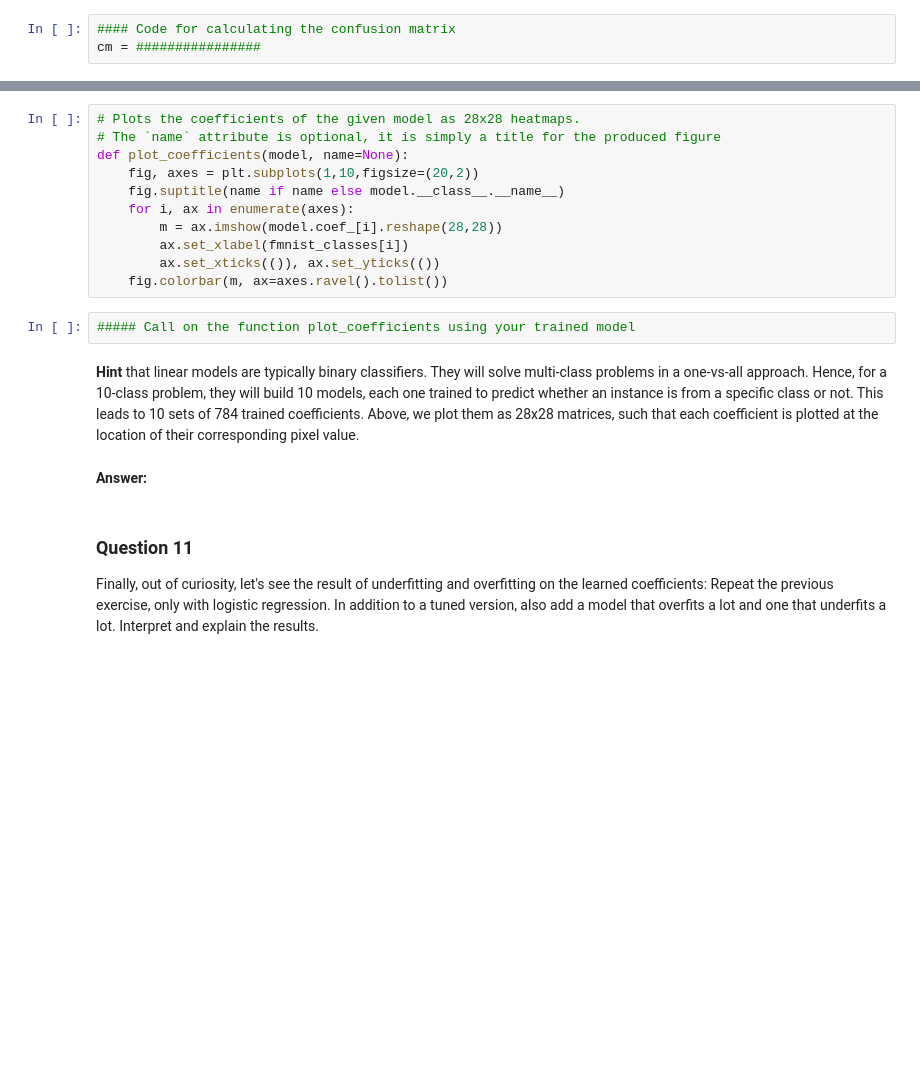
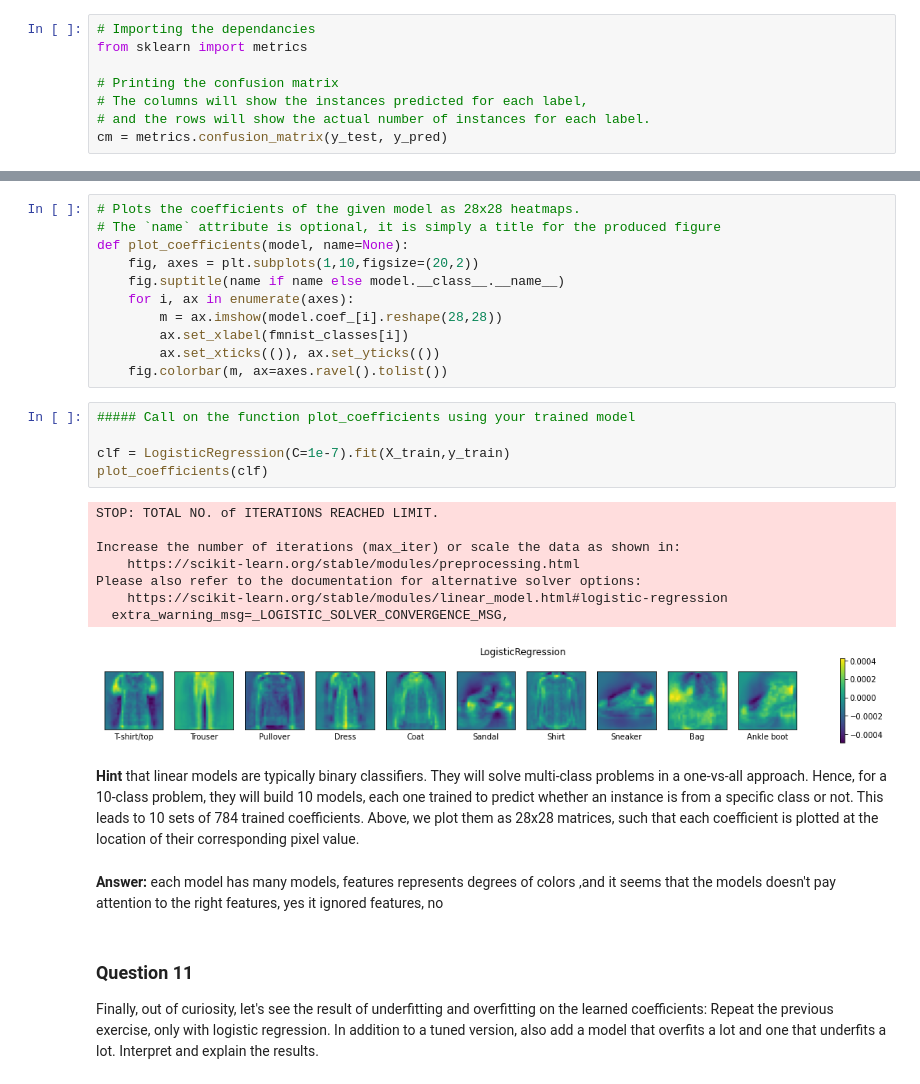
Before and after one commit to tarksalah1/Machine-Learning-Assignments, a Jupyter notebook: A2_Regression.ipynb, the cells around one changed output, grey strips where cells are left out. Saved outputs shown, nothing was run; the diff lists cells and outputs as text; blank space fills up the shorter version.

```diff
--- a/A2_Regression.ipynb
+++ b/A2_Regression.ipynb
@@ -246,8 +432,13 @@ y_pred = model.predict(X_test)
 ### Question 9
 A confusion matrix shows the amount of examples in for each pair of true and predicted classes. Interpret the results. Draw the complete confusion matrix for the true and predicted test data.
 # %%
-#### Code for calculating the confusion matrix
-cm = ################
+# Importing the dependancies
+from sklearn import metrics
+
+# Printing the confusion matrix
+# The columns will show the instances predicted for each label,
+# and the rows will show the actual number of instances for each label.
+cm = metrics.confusion_matrix(y_test, y_pred)
 # %%
 fig, ax = plt.subplots()
 im = ax.imshow(cm)
@@ -282,10 +475,23 @@ def plot_coefficients(model, name=None):
     fig.colorbar(m, ax=axes.ravel().tolist())
 # %%
 ##### Call on the function plot_coefficients using your trained model
+
+clf = LogisticRegression(C=1e-7).fit(X_train,y_train)
+plot_coefficients(clf)
+# %% [output]
+STOP: TOTAL NO. of ITERATIONS REACHED LIMIT.
+
+Increase the number of iterations (max_iter) or scale the data as shown in:
+    https://scikit-learn.org/stable/modules/preprocessing.html
+Please also refer to the documentation for alternative solver options:
+    https://scikit-learn.org/stable/modules/linear_model.html#logistic-regression
+  extra_warning_msg=_LOGISTIC_SOLVER_CONVERGENCE_MSG,
+[figure, added]
 # %% [markdown]
 **Hint** that linear models are typically binary classifiers. They will solve multi-class problems in a one-vs-all approach. Hence, for a 10-class problem, they will build 10 models, each one trained to predict whether an instance is from a specific class or not. This leads to 10 sets of 784 trained coefficients. Above, we plot them as 28x28 matrices, such that each coefficient is plotted at the location of their corresponding pixel value.
 # %% [markdown]
 **Answer:**
+each model has many models, features represents degrees of colors ,and it seems that the models doesn't pay attention to the right features, yes it ignored features, no
 # %% [markdown]
 ### Question 11
 Finally, out of curiosity, let's see the result of underfitting and overfitting on the learned coefficients:
```
Also changed, not shown: parts of 24 cells of this notebook.
